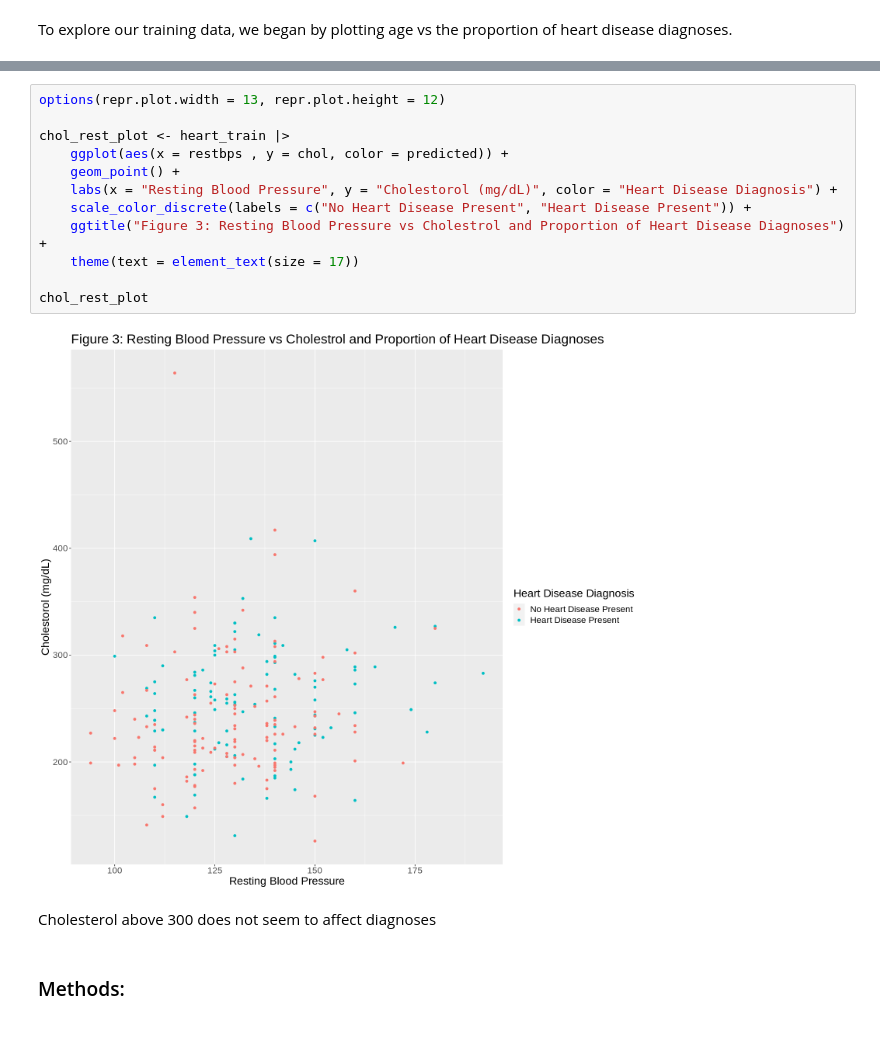
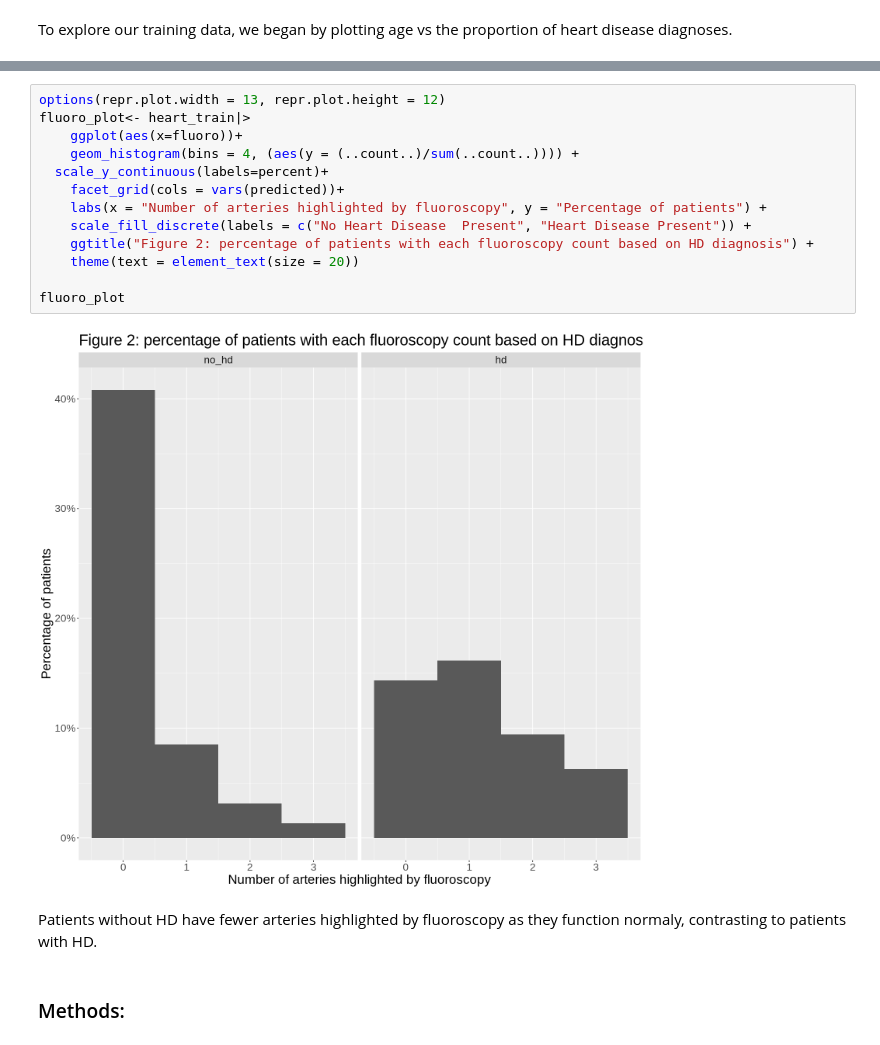
Before and after one commit to VashistSahil/DSCI-100-project, a Jupyter notebook: dsci100 proposal below 500 wrds.ipynb, the cells around one changed output, grey strips where cells are left out. Saved outputs shown, nothing was run; the diff lists cells and outputs as text.

```diff
--- a/dsci100 proposal below 500 wrds.ipynb
+++ b/dsci100 proposal below 500 wrds.ipynb
@@ -241,19 +233,20 @@ A relationship may exist between resting blood pressure and cholesterol.
-# %%
-options(repr.plot.width = 13, repr.plot.height = 12)
-
-chol_rest_plot <- heart_train |>
-    ggplot(aes(x = restbps , y = chol, color = predicted)) +
-    geom_point() +
-    labs(x = "Resting Blood Pressure", y = "Cholestorol (mg/dL)", color = "Heart Disease Diagnosis") +
-    scale_color_discrete(labels = c("No Heart Disease Present", "Heart Disease Present")) +
-    ggtitle("Figure 3: Resting Blood Pressure vs Cholestrol and Proportion of Heart Disease Diagnoses") +
-    theme(text = element_text(size = 17))
-
-chol_rest_plot
-# %% [output]
-[figure, removed]
-# %% [markdown]
-Cholesterol above 300 does not seem to affect diagnoses
+# %%
+options(repr.plot.width = 13, repr.plot.height = 12)
+fluoro_plot<- heart_train|>
+    ggplot(aes(x=fluoro))+
+    geom_histogram(bins = 4, (aes(y = (..count..)/sum(..count..)))) +
+  scale_y_continuous(labels=percent)+
+    facet_grid(cols = vars(predicted))+
+    labs(x = "Number of arteries highlighted by fluoroscopy", y = "Percentage of patients") +
+    scale_fill_discrete(labels = c("No Heart Disease  Present", "Heart Disease Present")) +
+    ggtitle("Figure 2: percentage of patients with each fluoroscopy count based on HD diagnosis") +
+    theme(text = element_text(size = 20))
+
+fluoro_plot
+# %% [output]
+[figure, added]
+# %% [markdown]
+Patients without HD have fewer arteries highlighted by fluoroscopy as they function normaly, contrasting to patients with HD.
 # %% [markdown]
 ### Methods:
 # %% [markdown]
```
Also changed, not shown: parts of 18 cells of this notebook.
